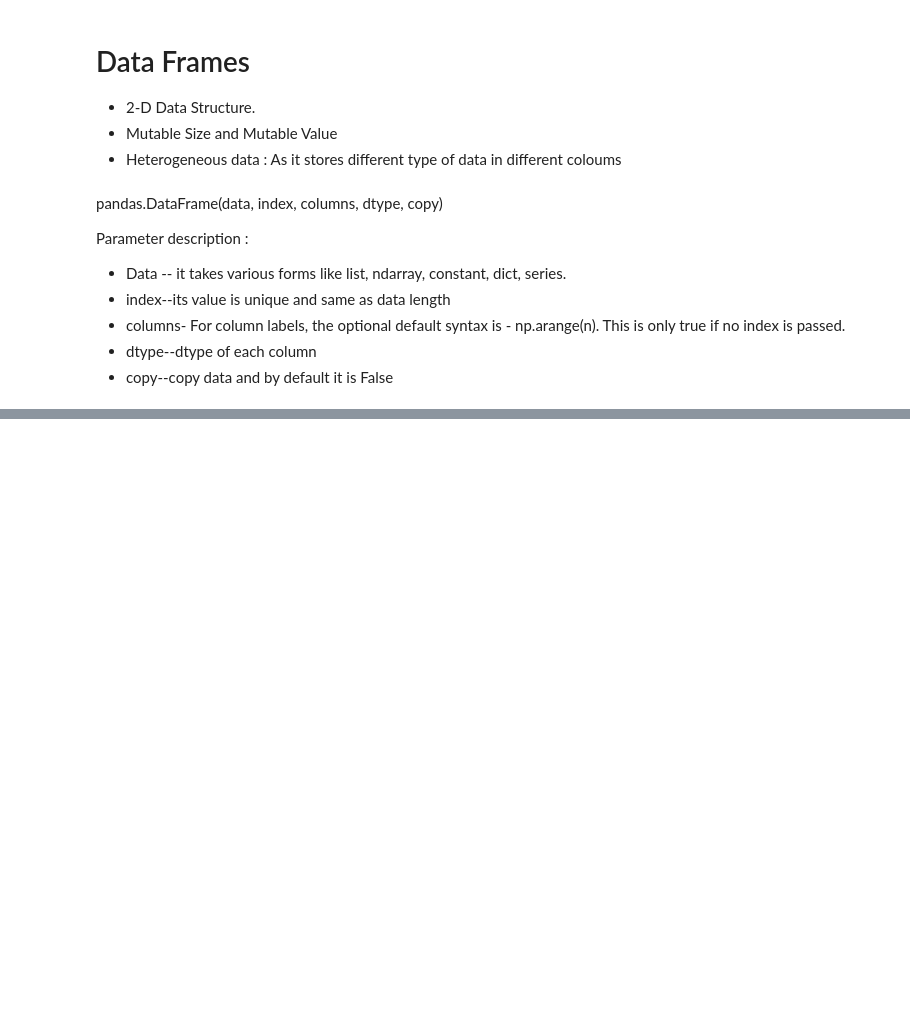
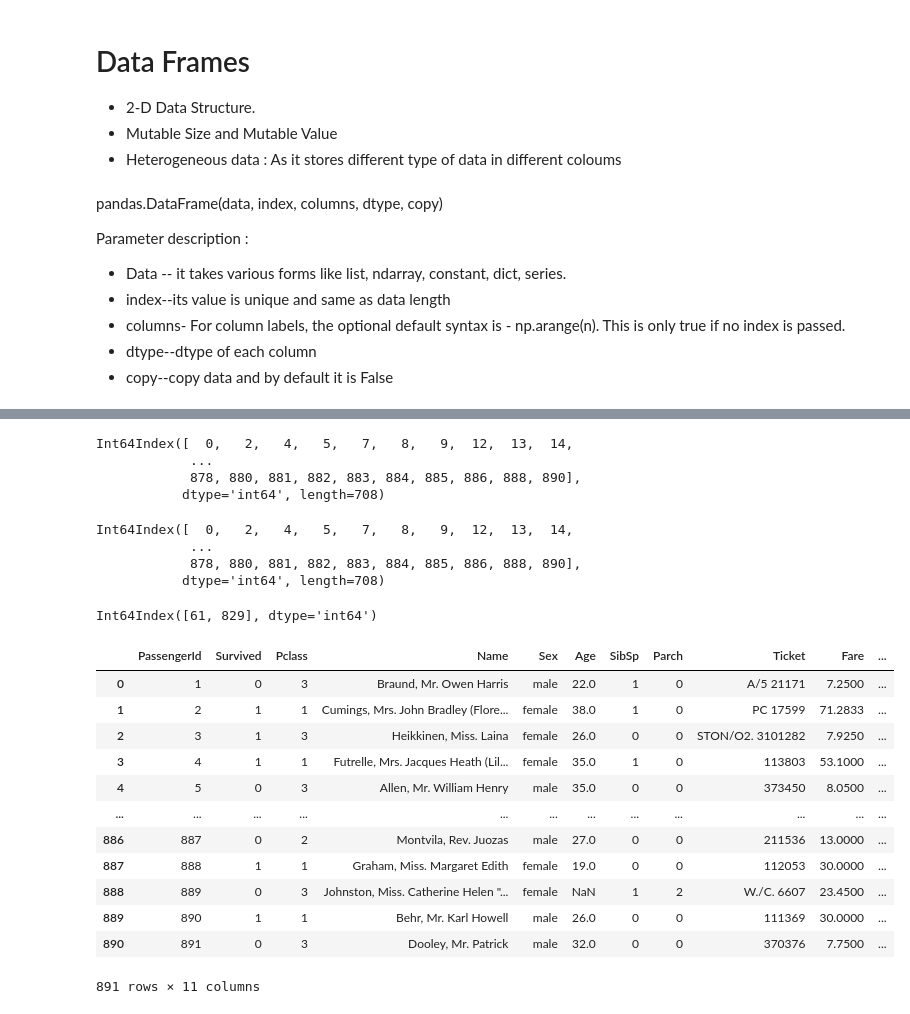
Before and after one commit to M4N15HG/Python-Basics-Practice, a Jupyter notebook: Pandas.ipynb, the cells around one changed output, grey strips where cells are left out. Saved outputs shown, nothing was run; the diff lists cells and outputs as text; code cells hidden in the pictures; blank space fills up the shorter version.

```diff
--- a/Pandas.ipynb
+++ b/Pandas.ipynb
@@ -317,0 +748,42 @@ mpg_cyl # This takes required coloumn and creates a new DataFrame with these
+# %%
+#Extracting index values of rows with null in them
+df_row_index_with_null = df_t.index[df_row]
+df_row_index_with_null # All these rows have null in them 708 Rows
+# %% [output]
+Int64Index([  0,   2,   4,   5,   7,   8,   9,  12,  13,  14,
+            ...
+            878, 880, 881, 882, 883, 884, 885, 886, 888, 890],
+           dtype='int64', length=708)
+# %%
+#Doing above steps in single line
+df_row_index_with_null = df_t.index[df_t.isnull().any(axis=1)]
+df_row_index_with_null
+# %% [output]
+Int64Index([  0,   2,   4,   5,   7,   8,   9,  12,  13,  14,
+            ...
+            878, 880, 881, 882, 883, 884, 885, 886, 888, 890],
+           dtype='int64', length=708)
+# %%
+df_row_index_with_null_in_embarked_coloumn = df_t.index[df_t[["Embarked"]].isnull().any(axis=1)]
+df_row_index_with_null_in_embarked_coloumn # Two rows 61 and 829 with null value in Embarked coloumn
+# %% [output]
+Int64Index([61, 829], dtype='int64')
+# %%
+# Deleting an coloumn inplace = true # Permanent change in main data
+df_t.drop("Cabin",axis = 1,inplace = True)# Delete Cabin Coloumn, which is axis=1(Coloumn),inplace=ture makes changes permanent
+# %%
+df_t # Cabin is not here in original data
+# %% [output]
+|  | PassengerId | Survived | Pclass | Name | Sex | Age | SibSp | Parch | Ticket | Fare | ... |
+| 0 | 1 | 0 | 3 | Braund, Mr. Owen Harris | male | 22.0 | 1 | 0 | A/5 21171 | 7.2500 | ... |
+| 1 | 2 | 1 | 1 | Cumings, Mrs. John Bradley (Flore... | female | 38.0 | 1 | 0 | PC 17599 | 71.2833 | ... |
+| 2 | 3 | 1 | 3 | Heikkinen, Miss. Laina | female | 26.0 | 0 | 0 | STON/O2. 3101282 | 7.9250 | ... |
+| 3 | 4 | 1 | 1 | Futrelle, Mrs. Jacques Heath (Lil... | female | 35.0 | 1 | 0 | 113803 | 53.1000 | ... |
+| 4 | 5 | 0 | 3 | Allen, Mr. William Henry | male | 35.0 | 0 | 0 | 373450 | 8.0500 | ... |
+| ... | ... | ... | ... | ... | ... | ... | ... | ... | ... | ... | ... |
+| 886 | 887 | 0 | 2 | Montvila, Rev. Juozas | male | 27.0 | 0 | 0 | 211536 | 13.0000 | ... |
+| 887 | 888 | 1 | 1 | Graham, Miss. Margaret Edith | female | 19.0 | 0 | 0 | 112053 | 30.0000 | ... |
+| 888 | 889 | 0 | 3 | Johnston, Miss. Catherine Helen "... | female | NaN | 1 | 2 | W./C. 6607 | 23.4500 | ... |
+| 889 | 890 | 1 | 1 | Behr, Mr. Karl Howell | male | 26.0 | 0 | 0 | 111369 | 30.0000 | ... |
+| 890 | 891 | 0 | 3 | Dooley, Mr. Patrick | male | 32.0 | 0 | 0 | 370376 | 7.7500 | ... |
+891 rows × 11 columns
```
Also changed, not shown: parts of 98 cells of this notebook, 1 other file.
